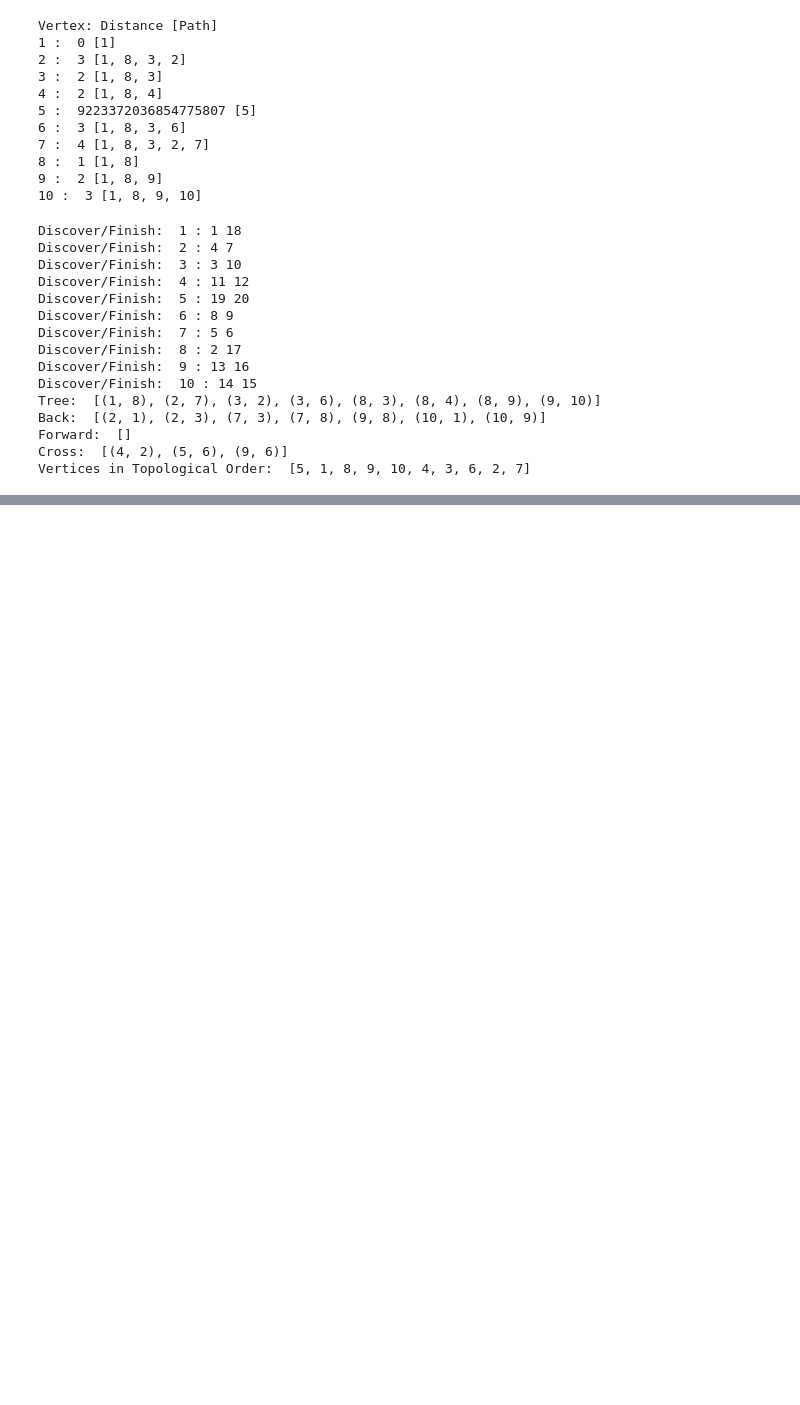
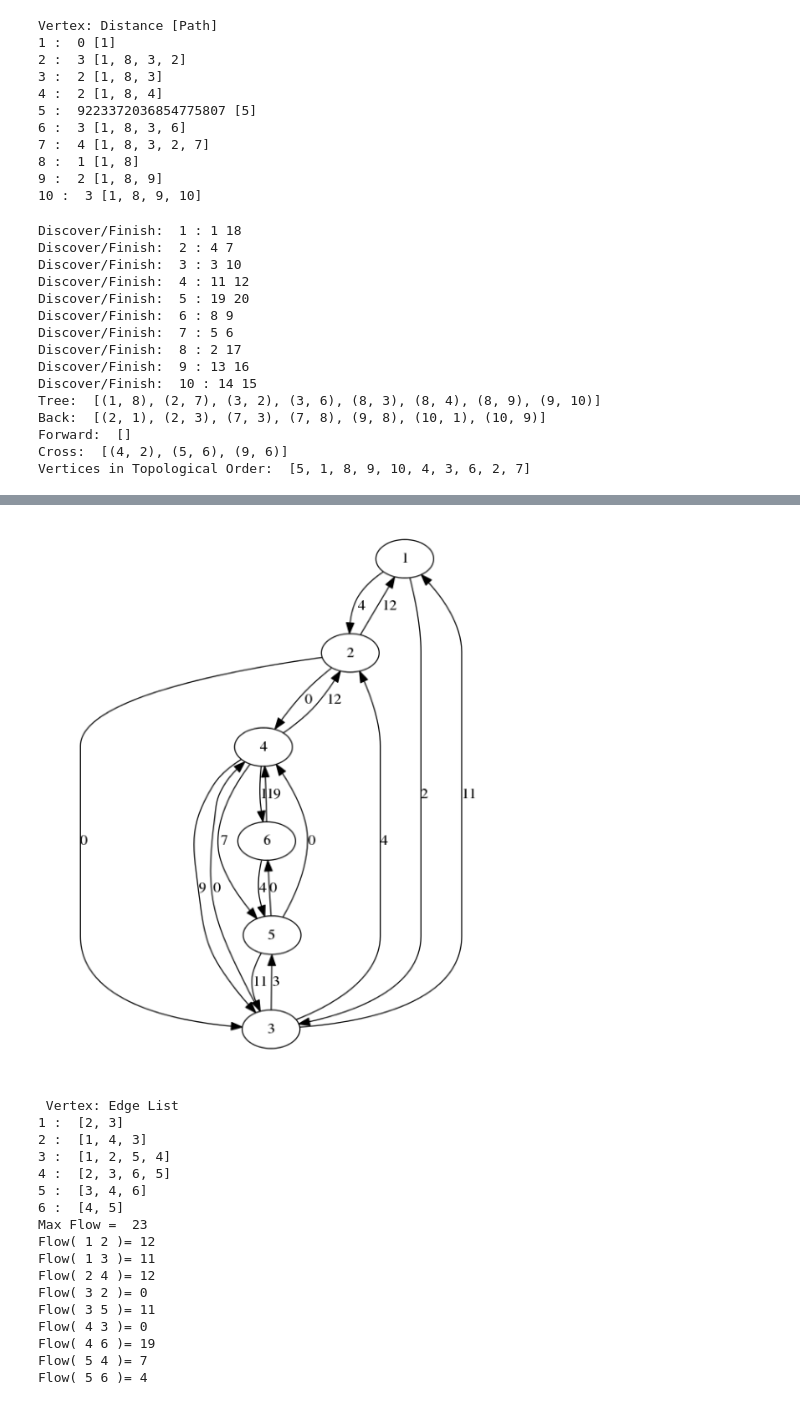
Before and after one commit to CarlosReyes1/c2017Fall, a Jupyter notebook: c174f17/Graphs.ipynb, the cells around one changed output, grey strips where cells are left out. Drawn from its saved outputs; the diff is of its cells as text; code cells hidden in the pictures; blank space fills up the shorter version.

```diff
--- a/c174f17/Graphs.ipynb
+++ b/c174f17/Graphs.ipynb
@@ -346,0 +426,28 @@ Vertices in Topological Order:  [5, 1, 8, 9, 10, 4, 3, 6, 2, 7]
+# %%
+source = 1
+sink = 6
+count = 0
+maxCount = 30
+while True:
+    count +=1
+    c, d, p = BFSw(Vaug, Eaug, source, Waug)
+    print "Vertex: Distance [Path]"
+    augP = Path(p, sink)
+    minA = sys.maxint
+    u =1
+    for i in augP[1:]:
+        print u, i, Waug[(u,i)]
+        if (Waug[(u,i)] < minA):
+            minA = Waug[(u,i)]
+        u = i
+    print minA
+    if minA == sys.maxint or count > maxCount:
+        break
+
+    u =1
+    for i in augP[1:]:
+        Waug[(u,i)] -= minA
+        Waug[(i,u)] += minA
+        u = i
+    #GraphIt(Vaug, Eaug, Waug)
+    print "Max Flow = ", sum([Waug[(sink,v)] for v in Eaug.get(sink,[]) ])
@@ -346,0 +472,25 @@ Vertices in Topological Order:  [5, 1, 8, 9, 10, 4, 3, 6, 2, 7]
+# %%
+GraphIt(Vaug, Eaug, Waug)
+print "Max Flow = ", sum([Waug[(sink,v)] for v in Eaug.get(sink,[]) ])
+for u in E:
+    for v in E.get(u,[]):
+        print "Flow(",u,v,")=", Waug[(v,u)]
+# %% [output]
+[figure, added]
+ Vertex: Edge List
+1 :  [2, 3]
+2 :  [1, 4, 3]
+3 :  [1, 2, 5, 4]
+4 :  [2, 3, 6, 5]
+5 :  [3, 4, 6]
+6 :  [4, 5]
+Max Flow =  23
+Flow( 1 2 )= 12
+Flow( 1 3 )= 11
+Flow( 2 4 )= 12
+Flow( 3 2 )= 0
+Flow( 3 5 )= 11
+Flow( 4 3 )= 0
+Flow( 4 6 )= 19
+Flow( 5 4 )= 7
+Flow( 5 6 )= 4
```
Also changed, not shown: parts of 5 cells of this notebook, 5 other files.
